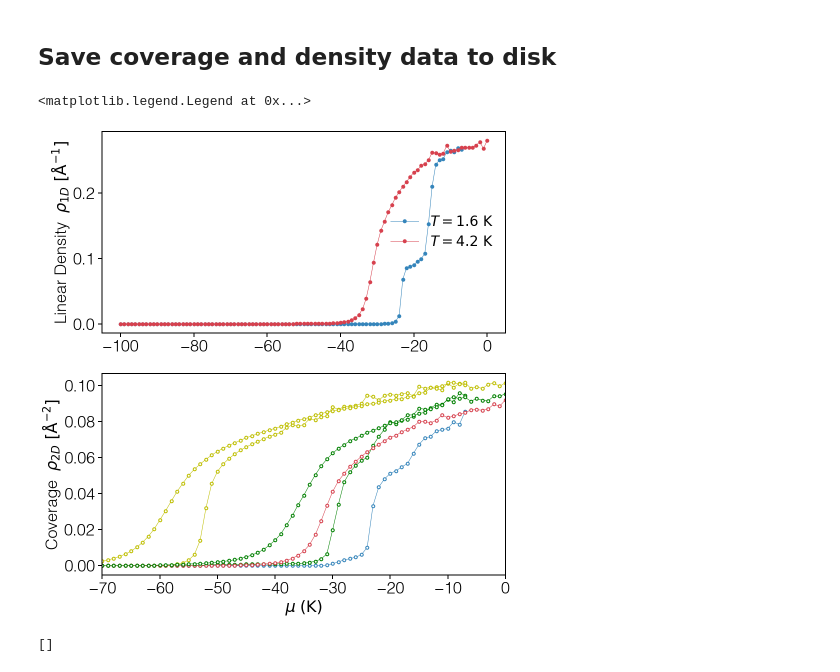
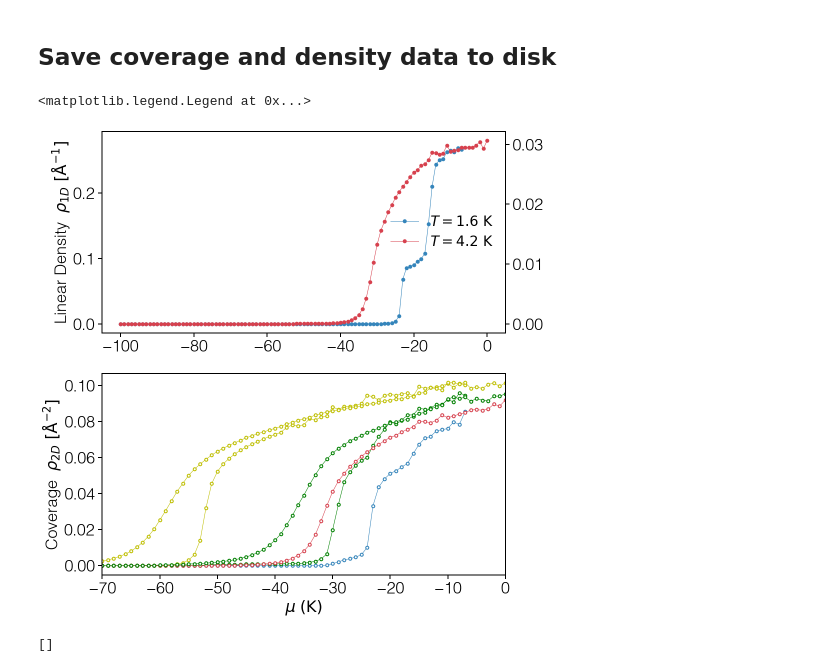
Before and after one commit to DelMaestroGroup/PlatedHe4Nanopores, a Jupyter notebook: Notebooks/experimental_nanopore_structure.ipynb, the cells around one changed output. Saved outputs shown, nothing was run; the diff lists cells and outputs as text; code cells hidden in the pictures.

```diff
--- a/Notebooks/experimental_nanopore_structure.ipynb
+++ b/Notebooks/experimental_nanopore_structure.ipynb
@@ -178,10 +178,10 @@ from scipy import integrate
 from scipy.signal import argrelextrema
 # %%
 ρshell = {}
-coverage = defaultdict(list)
+NvdW_frac = {}
+rvdw = 1.4 # Å
 
 for cT in T:
-
 
     # find the location of the minimas
     data = radρ[Tkey(cT)].epdata(radρ[Tkey(cT)].params[0])
@@ -189,6 +189,7 @@ for cT in T:
     rmin = data[0][idx_min]
     print(rmin)
     ρshell[Tkey(cT)] = np.zeros([len(μ[Tkey(cT)]),len(rmin)+1])
+    NvdW_frac[Tkey(cT)] = np.zeros([len(μ[Tkey(cT)])])
 
     # and maximas
     idx_max = argrelextrema(data[1], np.greater)[0]
@@ -209,6 +210,13 @@ for cT in T:
             ρshell[Tkey(cT)][i][ir] = integrate.simps(r[cr]*ρr[cr],r[cr])*2*π
             if ir > 0:
                 ρshell[Tkey(cT)][i][ir] /= 2.0*π*rmax[ir-1]
+            else:
+                # The fraction falling inside the virst vdW radius
+                vdw_cr = r <= rvdw
+                if ρshell[Tkey(cT)][i][ir] > 1E-6:
+                    NvdW_frac[Tkey(cT)][i] = integrate.simps(r[vdw_cr]*ρr[vdw_cr],r[vdw_cr])*2*π / ρshell[Tkey(cT)][i][ir]
+                else:
+                    NvdW_frac[Tkey(cT)][i] = 0.0
 # %% [output]
 [1.706 4.575 7.522]
 [3.18  6.126 8.996]
@@ -225,33 +233,40 @@ if save_files:
 # %%
 fig, axes = plt.subplots(2,1,sharex=False, sharey=False, squeeze=True, figsize=(7,8))
 fig.subplots_adjust(wspace=0.03)
 
 for i,cT in enumerate(T):
     axes[0].plot(μ[Tkey(cT)],ρshell[Tkey(cT)][:,0],marker='o', color=Tcolors[Tkey(cT)], markersize=3, lw=0.5,
                  label=f'$T = {cT}\ \mathrm{{K}}$')
+
 
     axes[1].plot(μ[Tkey(cT)],ρshell[Tkey(cT)][:,1],marker='o', color=Tcolors[Tkey(cT)], mfc='w', markersize=3, lw=0.5)
 
     axes[1].plot(μ[Tkey(cT)],ρshell[Tkey(cT)][:,2],marker='o', color='green', mfc='w', markersize=3, lw=0.5, label=r'$r < 5.0\, \mathrm{\AA}$')
 
     axes[1].plot(μ[Tkey(cT)],ρshell[Tkey(cT)][:,3],marker='o', color='y', mfc='w', markersize=3, lw=0.5, label=r'$r < 5.0\, \mathrm{\AA}$')
 
     #    axes[i].text(-48,2.75,'T = {:4.1f} K, L = {:d} Å'.format(cT,L),fontsize=18)
 
+ax2 = axes[0].twinx()  # instantiate a second axes that shares the same x-axis
+ax2.plot([-1,0],[0,ρshell[Tkey(cT)][0,0]/(π*1.706*1.706)], marker='None', ls='None')
+ax2.set_ylabel([])
+#     ax2.set_ylabel('sin', color=color)  # we already handled the x-label with ax1
+#     ax2.plot(t, data2, color=color)
+#     ax2.tick_params(axis='y', labelcolor=color)
 
 #plt.plot(μ,ρlin[:,2],marker='o', markersize=3, lw=0.5, label=r'$r < 7.5\, \mathrm{\AA}$')
 
 axes[-1].set_xlim(-70,0)
 axes[-1].set_xlabel(r'$\mu\; (\mathrm{K})$')
 
 axes[0].set_ylabel(r'Linear Density  $\rho_{1D}\ [\mathrm{\AA}^{-1}]$')
 
 axes[1].set_ylabel(r'Coverage  $\rho_{2D}\ [\mathrm{\AA}^{-2}]$')
 axes[0].legend(loc='center right', frameon=False)
 #plt.savefig('../Output/rholinear_vs_r.png',dpi=300)
 # %% [output]
 <matplotlib.legend.Legend at 0x...>
-[figure, old version]
+[figure, new version]
 # %%
 fig = plt.figure(figsize=(7,7),constrained_layout=True)
 gs = fig.add_gridspec(nrows=2, ncols=3)
```
Also changed, not shown: parts of 2 cells of this notebook.
